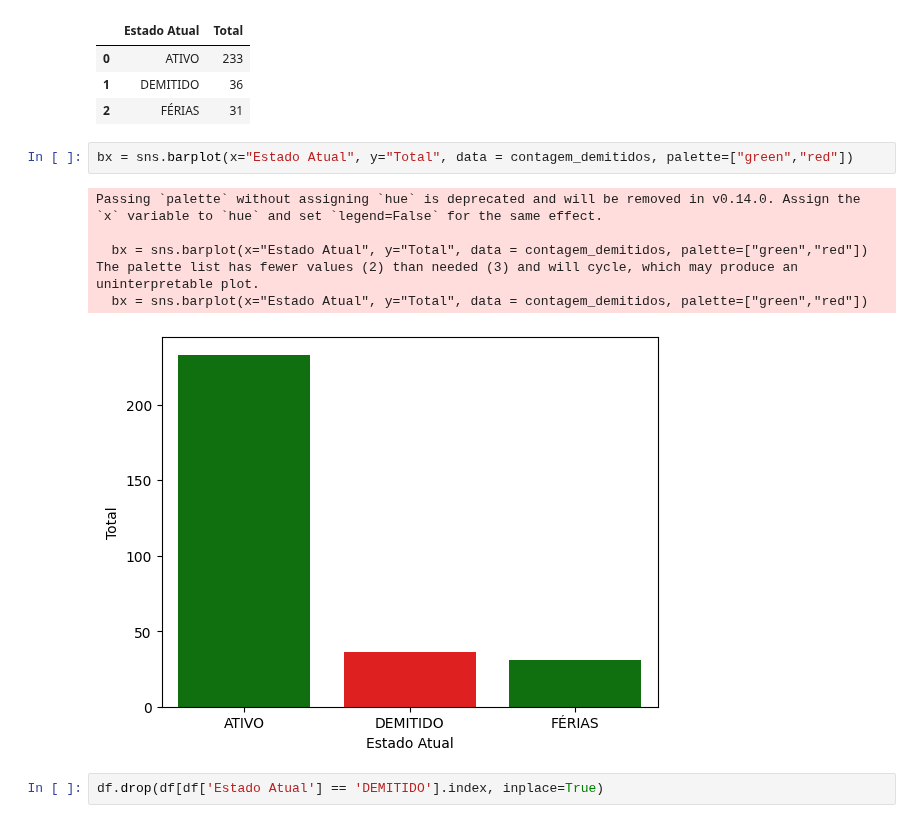
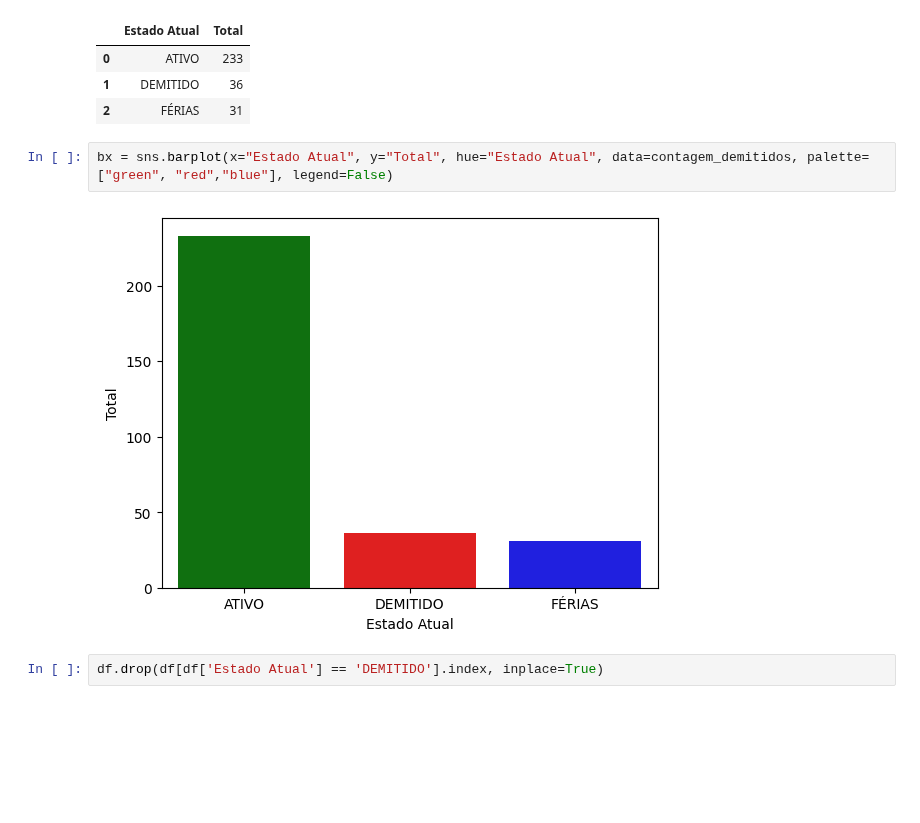
Before and after one commit to matheussato/projeto-arteris, a Jupyter notebook: PROJETO_ARTERIS.ipynb, the cells around one changed output. Cells and saved outputs as stored; diff of their text form; blank space fills up the shorter version.

```diff
--- a/PROJETO_ARTERIS.ipynb
+++ b/PROJETO_ARTERIS.ipynb
@@ -86,14 +86,9 @@ contagem_demitidos
 | 1 | DEMITIDO | 36 |
 | 2 | FÉRIAS | 31 |
 # %%
-bx = sns.barplot(x="Estado Atual", y="Total", data = contagem_demitidos, palette=["green","red"])
+bx = sns.barplot(x="Estado Atual", y="Total", hue="Estado Atual", data=contagem_demitidos, palette=["green", "red","blue"], legend=False)
 # %% [output]
-Passing `palette` without assigning `hue` is deprecated and will be removed in v0.14.0. Assign the `x` variable to `hue` and set `legend=False` for the same effect.
-
-  bx = sns.barplot(x="Estado Atual", y="Total", data = contagem_demitidos, palette=["green","red"])
-The palette list has fewer values (2) than needed (3) and will cycle, which may produce an uninterpretable plot.
-  bx = sns.barplot(x="Estado Atual", y="Total", data = contagem_demitidos, palette=["green","red"])
-[figure, old version]
+[figure, new version]
 # %%
 df.drop(df[df['Estado Atual'] == 'DEMITIDO'].index, inplace=True)
 # %%
```
Also changed, not shown: parts of 4 cells of this notebook.
